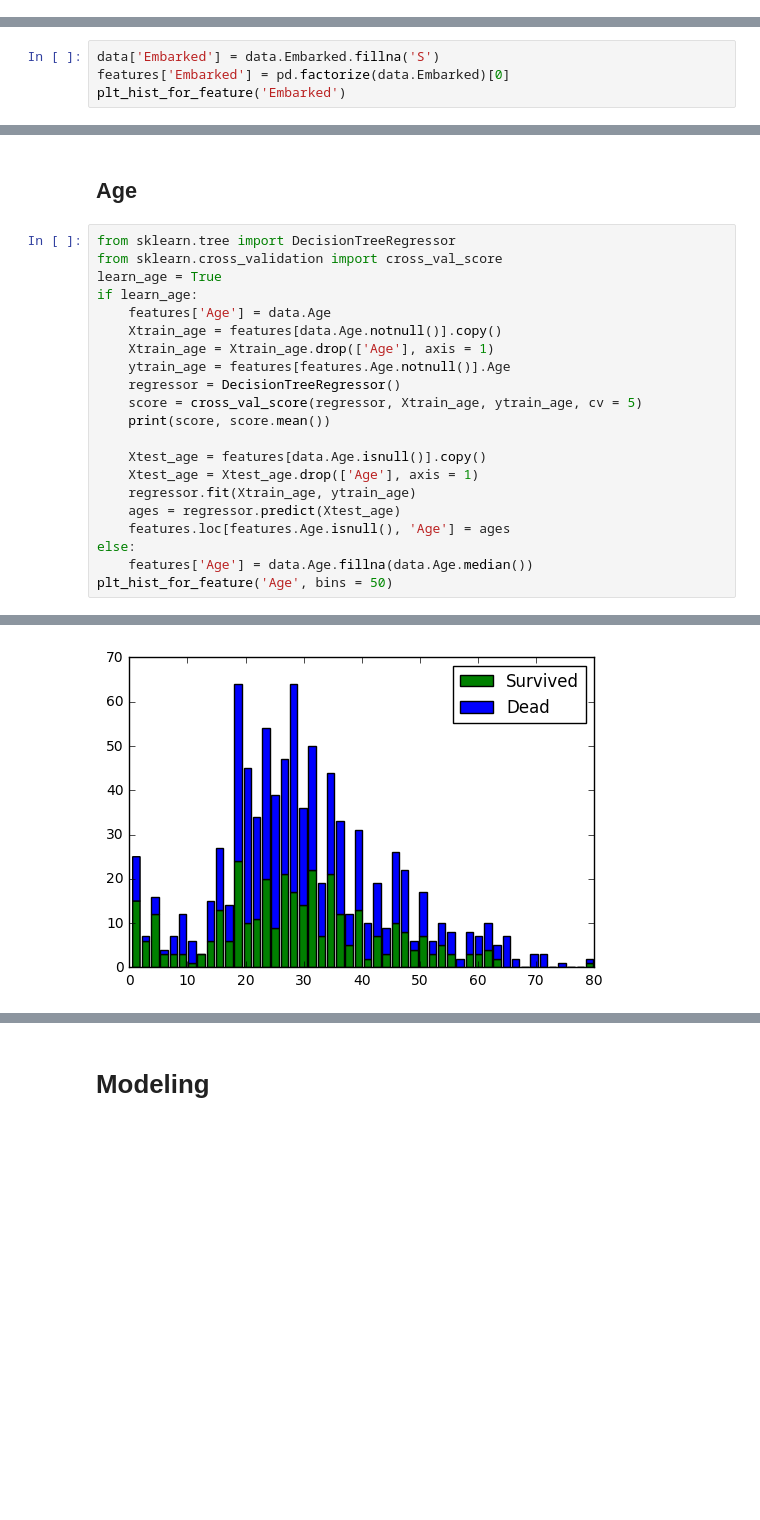
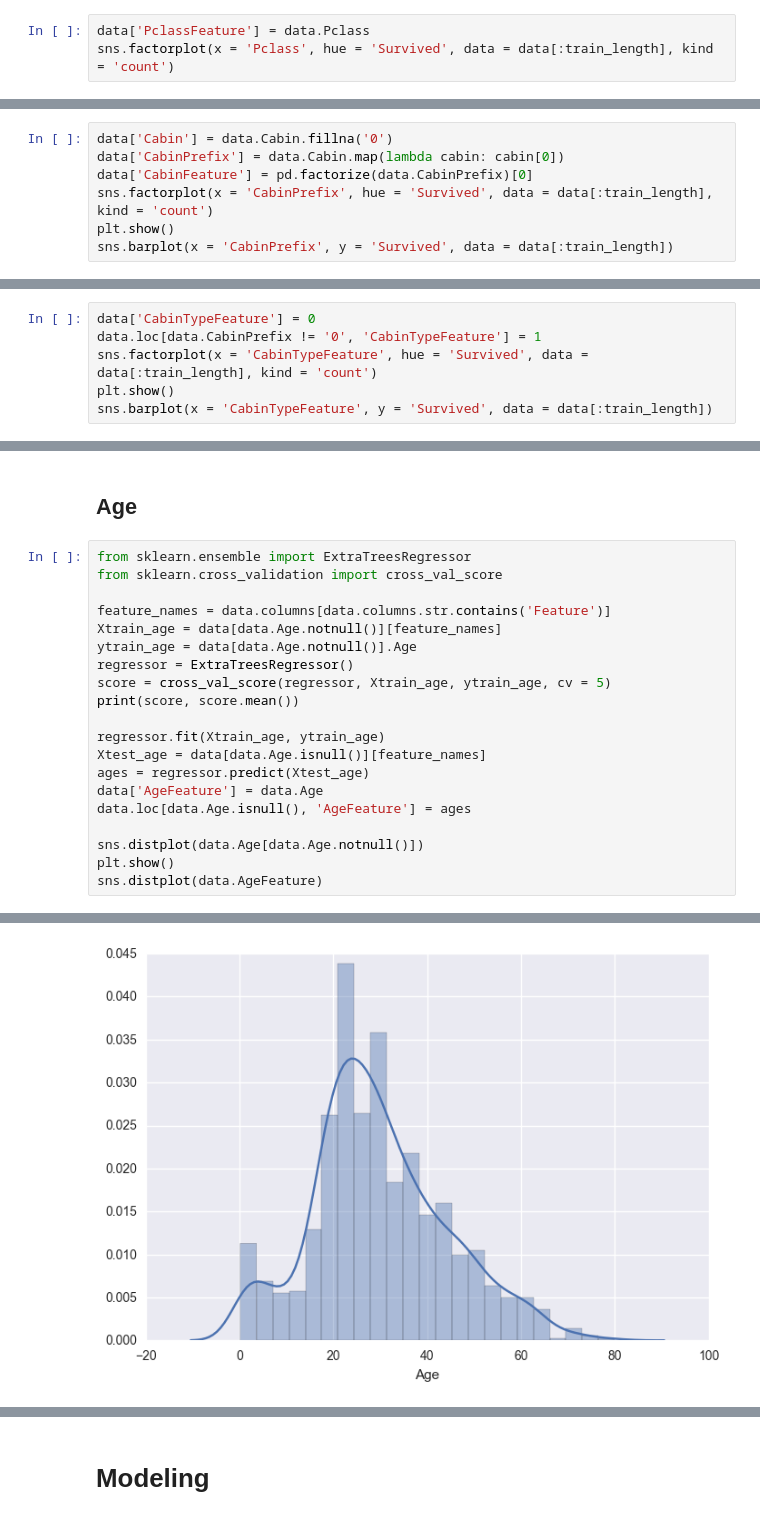
Before and after one commit to codingpotato/Kaggle, a Jupyter notebook: Titanic/Titanic.ipynb, the cells around one changed output, grey strips where cells are left out. Drawn from its saved outputs; the diff is of its cells as text; blank space fills up the shorter version.

```diff
--- a/Titanic/Titanic.ipynb
+++ b/Titanic/Titanic.ipynb
@@ -105,0 +101,3 @@ plt_hist_for_feature('Pclass')
+# %%
+data['PclassFeature'] = data.Pclass
+sns.factorplot(x = 'Pclass', hue = 'Survived', data = data[:train_length], kind = 'count')
@@ -113,6 +117,2 @@ plt_hist_for_feature('Fare', bins = 30)
 # %% [markdown]
 ## Embarked
-# %%
-data['Embarked'] = data.Embarked.fillna('S')
-features['Embarked'] = pd.factorize(data.Embarked)[0]
-plt_hist_for_feature('Embarked')
@@ -120,0 +138,7 @@ plt_hist_for_feature('Embarked')
+# %%
+data['Cabin'] = data.Cabin.fillna('0')
+data['CabinPrefix'] = data.Cabin.map(lambda cabin: cabin[0])
+data['CabinFeature'] = pd.factorize(data.CabinPrefix)[0]
+sns.factorplot(x = 'CabinPrefix', hue = 'Survived', data = data[:train_length], kind = 'count')
+plt.show()
+sns.barplot(x = 'CabinPrefix', y = 'Survived', data = data[:train_length])
@@ -120,0 +149,6 @@ plt_hist_for_feature('Embarked')
+# %%
+data['CabinTypeFeature'] = 0
+data.loc[data.CabinPrefix != '0', 'CabinTypeFeature'] = 1
+sns.factorplot(x = 'CabinTypeFeature', hue = 'Survived', data = data[:train_length], kind = 'count')
+plt.show()
+sns.barplot(x = 'CabinTypeFeature', y = 'Survived', data = data[:train_length])
@@ -121,24 +159,23 @@ plt_hist_for_feature('Embarked')
 # %% [markdown]
 ## Age
 # %%
-from sklearn.tree import DecisionTreeRegressor
+from sklearn.ensemble import ExtraTreesRegressor
 from sklearn.cross_validation import cross_val_score
-learn_age = True
-if learn_age:
-    features['Age'] = data.Age
-    Xtrain_age = features[data.Age.notnull()].copy()
-    Xtrain_age = Xtrain_age.drop(['Age'], axis = 1)
-    ytrain_age = features[features.Age.notnull()].Age
-    regressor = DecisionTreeRegressor()
-    score = cross_val_score(regressor, Xtrain_age, ytrain_age, cv = 5)
-    print(score, score.mean())
 
-    Xtest_age = features[data.Age.isnull()].copy()
-    Xtest_age = Xtest_age.drop(['Age'], axis = 1)
-    regressor.fit(Xtrain_age, ytrain_age)
-    ages = regressor.predict(Xtest_age)
-    features.loc[features.Age.isnull(), 'Age'] = ages
-else:
-    features['Age'] = data.Age.fillna(data.Age.median())
-plt_hist_for_feature('Age', bins = 50)
+feature_names = data.columns[data.columns.str.contains('Feature')]
+Xtrain_age = data[data.Age.notnull()][feature_names]
+ytrain_age = data[data.Age.notnull()].Age
+regressor = ExtraTreesRegressor()
+score = cross_val_score(regressor, Xtrain_age, ytrain_age, cv = 5)
+print(score, score.mean())
+
+regressor.fit(Xtrain_age, ytrain_age)
+Xtest_age = data[data.Age.isnull()][feature_names]
+ages = regressor.predict(Xtest_age)
+data['AgeFeature'] = data.Age
+data.loc[data.Age.isnull(), 'AgeFeature'] = ages
+
+sns.distplot(data.Age[data.Age.notnull()])
+plt.show()
+sns.distplot(data.AgeFeature)
 # %% [output]
@@ -146 +183 @@ plt_hist_for_feature('Age', bins = 50)
-[figure, old version]
+[figure, new version]
```
Also changed, not shown: parts of 32 cells of this notebook.
